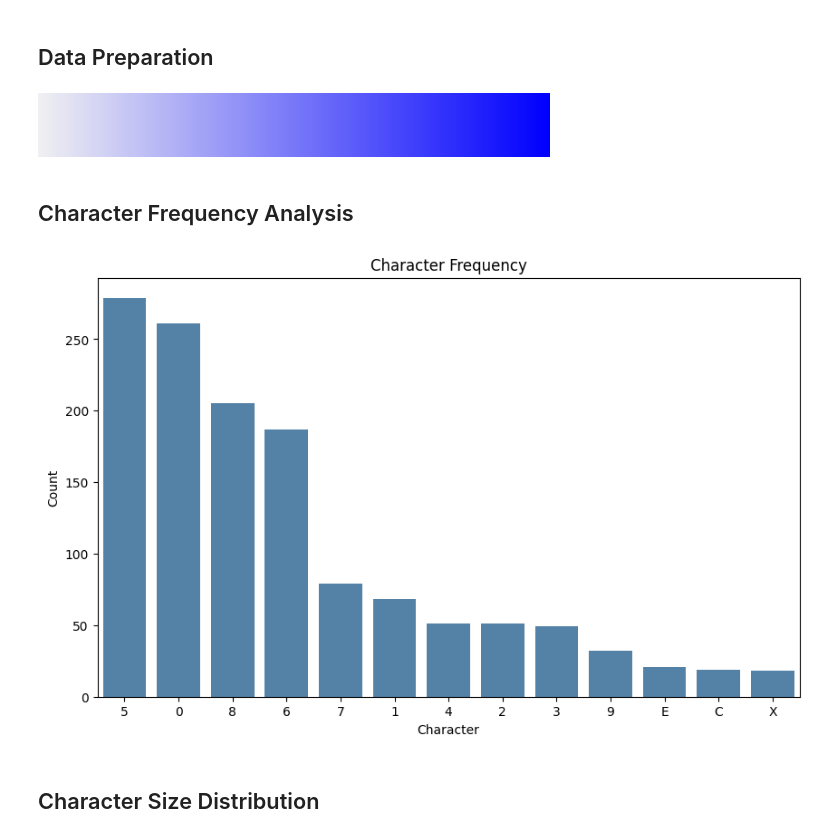
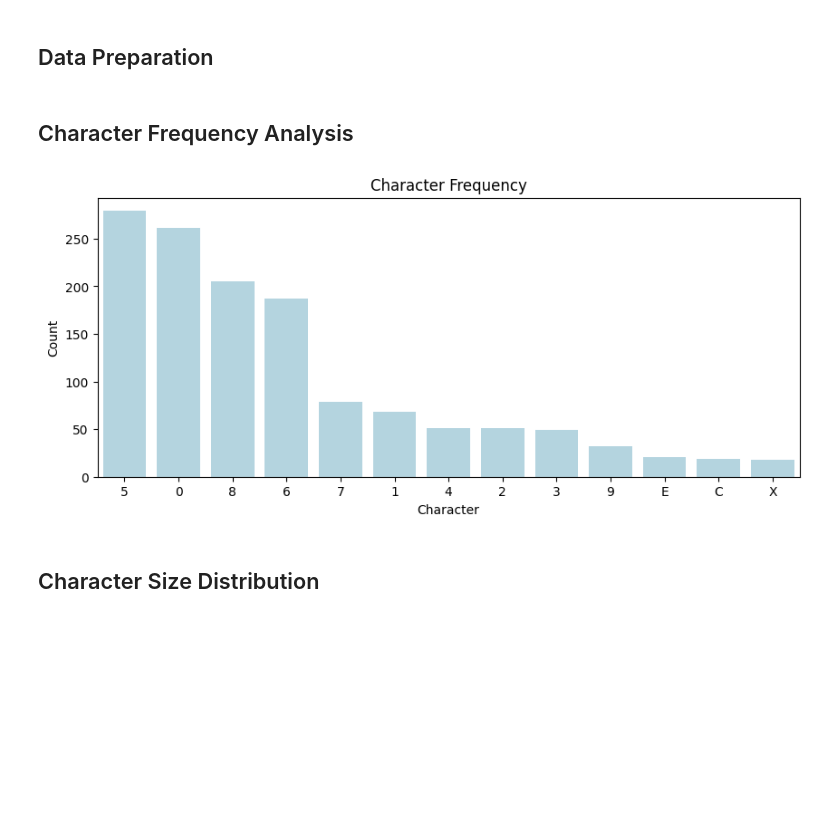
Before and after one commit to j0shcd/DSFB_project, a Jupyter notebook: awen-statistics.ipynb, the cells around one changed output. Drawn from its saved outputs; the diff is of its cells as text; code cells hidden in the pictures; blank space fills up the shorter version.

Commit message:
visualization

```diff
--- a/awen-statistics.ipynb
+++ b/awen-statistics.ipynb
@@ -32,23 +32,19 @@ data['bottom_right'] = data['bottom_right'].apply(convert_coords)
 data['width'] = data['bottom_right'].apply(lambda x: x[0]) - data['top_left'].apply(lambda x: x[0])
 data['height'] = data['bottom_right'].apply(lambda x: x[1]) - data['top_left'].apply(lambda x: x[1])
 data['area'] = data['width'] * data['height']
-# %%
-sns.color_palette("light:b", as_cmap=True)
-# %% [output]
-[figure, removed]
 # %% [markdown]
 ## Character Frequency Analysis
 # %%
 character_counts = data['character'].value_counts()
-plt.figure(figsize=(10, 6))
-sns.barplot(x=character_counts.index, y=character_counts.values,color = 'steelblue')
+plt.figure(figsize=(10, 4))
+sns.barplot(x=character_counts.index, y=character_counts.values,color = 'lightblue')
 plt.title('Character Frequency')
 plt.xlabel('Character')
 plt.ylabel('Count')
 plt.savefig('EDA_images/character_frequency.png')
 plt.show()
 # %% [output]
-[figure, old version]
+[figure, new version]
 # %% [markdown]
 ## Character Size Distribution
 # %%
```
Also changed, not shown: parts of 6 cells of this notebook, 6 other files.
